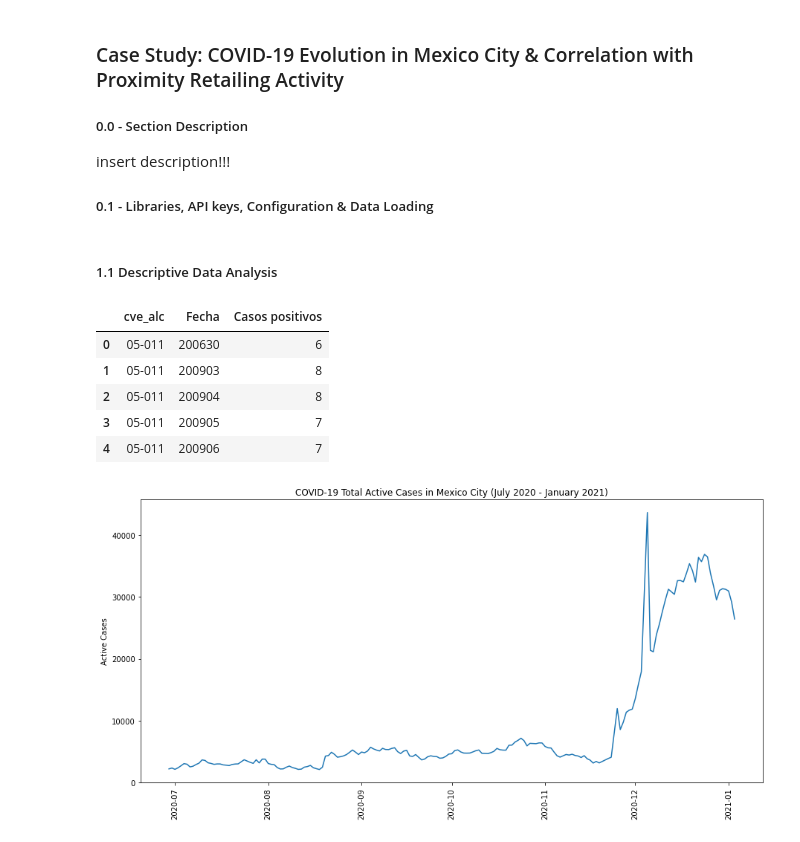
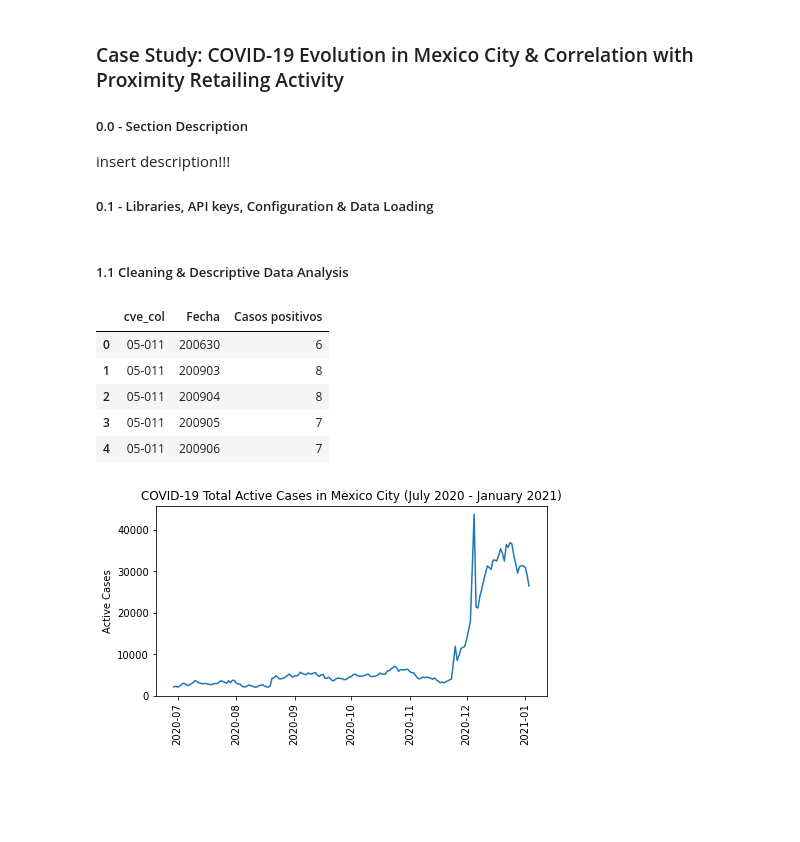
Before and after one commit to martinsingla/data-project, a Jupyter notebook: Covid19_and_Retailing_in_MexCity.ipynb, the cells around one changed output. Drawn from its saved outputs; the diff is of its cells as text; code cells hidden in the pictures; blank space fills up the shorter version.

```diff
--- a/Covid19_and_Retailing_in_MexCity.ipynb
+++ b/Covid19_and_Retailing_in_MexCity.ipynb
@@ -22,18 +22,18 @@ from api_keys import gkey
 covid = pd.read_csv("Resources/covid_19_por_colonia_y_fecha.csv") #Covid cases by neighbourghood (Mexico City)
 colonias = gpd.read_file("Resources/coloniascdmx/coloniascdmx.shp") #Shapefile w/ Mexico City neighbourhoods
 # %% [markdown]
-##### 1.1 Descriptive Data Analysis
+##### 1.1 Cleaning & Descriptive Data Analysis
 # %%
 #Basic exploration of Covid df
 #The df contains observations of active covid-19 cases by Mexico City Neighbourhood since the beginning of the Pandemic.
-covid = covid.rename(columns= {"Clave" : "cve_alc"})
+covid = covid.rename(columns= {"Clave" : "cve_col"})
 len(covid) #over 84,000 observations
-len(covid["cve_alc"].unique()) #1496 unique neighbourhoods
+len(covid["cve_col"].unique()) #1496 unique neighbourhoods
 len(covid["Fecha"].unique()) #184 days reported
 184*1496 #Not entries for all neighbourhoods at all days (otherwise we should have a 275,000 row df)
 covid.head()
 # %% [output]
-|  | cve_alc | Fecha | Casos positivos |
+|  | cve_col | Fecha | Casos positivos |
 | 0 | 05-011 | 200630 | 6 |
 | 1 | 05-011 | 200903 | 8 |
 | 2 | 05-011 | 200904 | 8 |
@@ -41,18 +41,17 @@ covid.head()
 | 4 | 05-011 | 200906 | 7 |
 # %%
 #Evolution of total active cases in Mexico City over time.
-
 #group total cases by date
 covid_grouped = pd.DataFrame({"Total Cases" : covid.groupby("Fecha")["Casos positivos"].sum()}).reset_index()
 covid_grouped["Fecha"] = pd.to_datetime(covid_grouped["Fecha"], format= "%y%m%d")
 
 #plotting
-plt.figure(figsize= [15,7])
+plt.figure(figsize= [7,3.5])
 plt.plot(covid_grouped["Fecha"], covid_grouped["Total Cases"])
 plt.title("COVID-19 Total Active Cases in Mexico City (July 2020 - January 2021)")
 plt.ylabel("Active Cases")
 plt.xticks(rotation='vertical')
 plt.show()
 # %% [output]
-[figure, old version]
+[figure, new version]
 # %%
```
Also changed, not shown: parts of 7 cells of this notebook, 1 other file.
